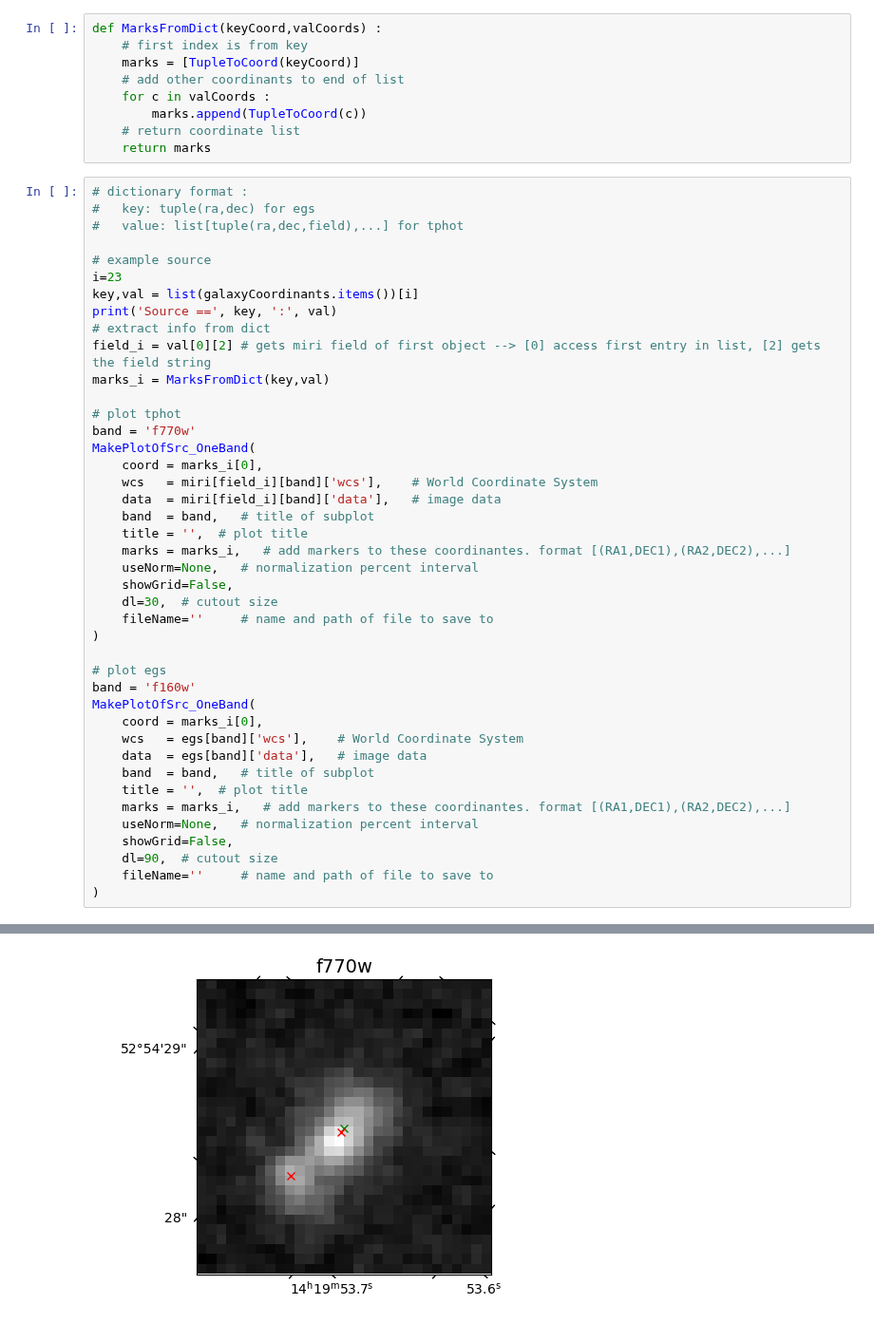
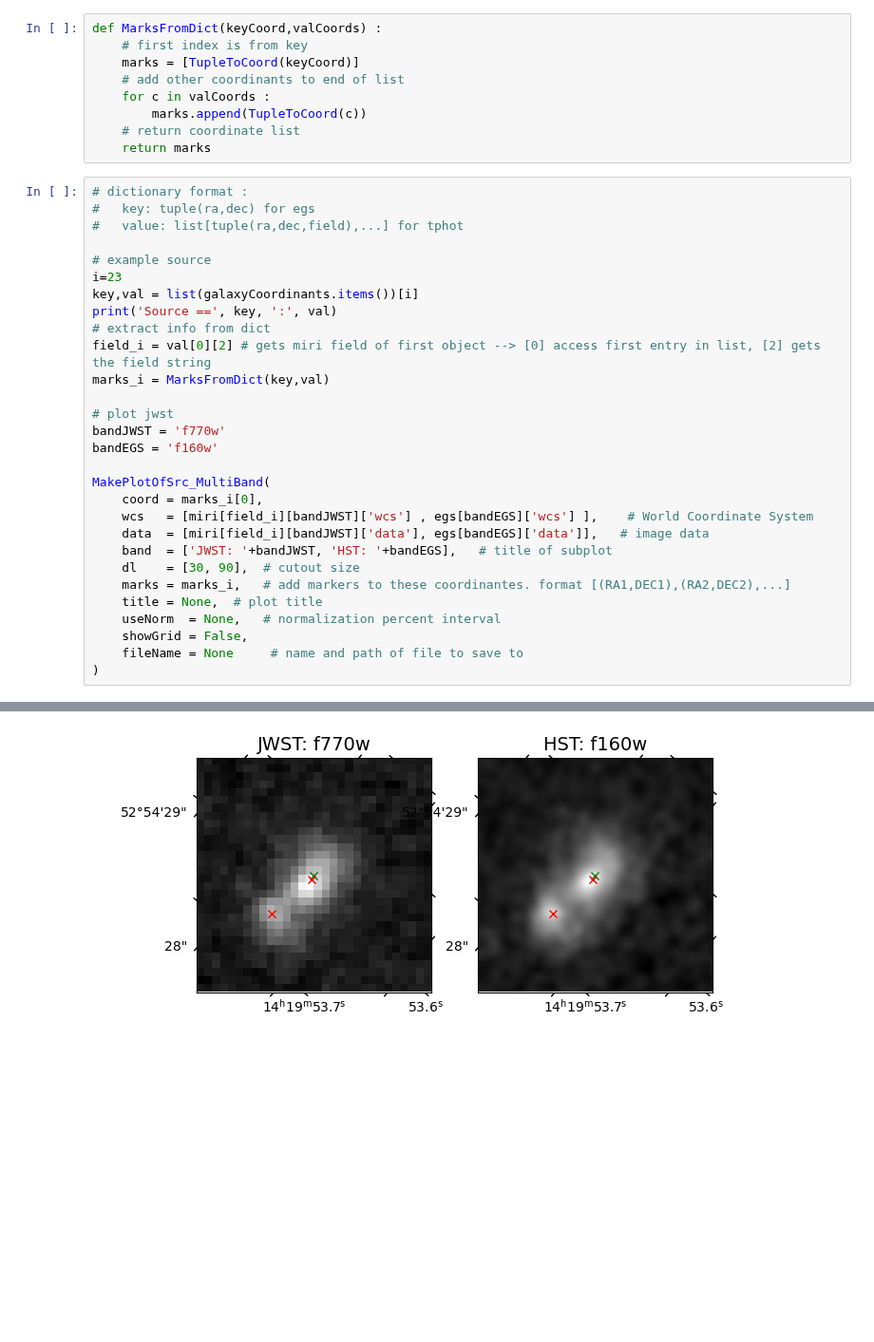
Before and after one commit to parallax-xallaraq/AGNerds, a Jupyter notebook: JWST_AGN_proj2/ImgCuts_duplicates_tphot-egs.ipynb, the cells around one changed output, grey strips where cells are left out. Shown at 95% size. Drawn from its saved outputs; the diff is of its cells as text; blank space fills up the shorter version.

Commit message:
make multiband plot for jwst and hst

```diff
--- a/JWST_AGN_proj2/ImgCuts_duplicates_tphot-egs.ipynb
+++ b/JWST_AGN_proj2/ImgCuts_duplicates_tphot-egs.ipynb
@@ -220,45 +283,32 @@ def MarksFromDict(keyCoord,valCoords) :
 # %%
 # dictionary format :
 #   key: tuple(ra,dec) for egs
 #   value: list[tuple(ra,dec,field),...] for tphot
 
 # example source
 i=23
 key,val = list(galaxyCoordinants.items())[i]
 print('Source ==', key, ':', val)
 # extract info from dict
 field_i = val[0][2] # gets miri field of first object --> [0] access first entry in list, [2] gets the field string
 marks_i = MarksFromDict(key,val)
 
-# plot tphot
-band = 'f770w'
-MakePlotOfSrc_OneBand(
+# plot jwst
+bandJWST = 'f770w'
+bandEGS = 'f160w'
+
+MakePlotOfSrc_MultiBand(
     coord = marks_i[0],
-    wcs   = miri[field_i][band]['wcs'],    # World Coordinate System
-    data  = miri[field_i][band]['data'],   # image data
-    band  = band,   # title of subplot
-    title = '',  # plot title
+    wcs   = [miri[field_i][bandJWST]['wcs'] , egs[bandEGS]['wcs'] ],    # World Coordinate System
+    data  = [miri[field_i][bandJWST]['data'], egs[bandEGS]['data']],   # image data
+    band  = ['JWST: '+bandJWST, 'HST: '+bandEGS],   # title of subplot
+    dl    = [30, 90],  # cutout size
     marks = marks_i,   # add markers to these coordinantes. format [(RA1,DEC1),(RA2,DEC2),...]
-    useNorm=None,   # normalization percent interval
-    showGrid=False,
-    dl=30,  # cutout size
-    fileName=''     # name and path of file to save to
+    title = None,  # plot title
+    useNorm  = None,   # normalization percent interval
+    showGrid = False,
+    fileName = None     # name and path of file to save to
 )
-
-# plot egs
-band = 'f160w'
-MakePlotOfSrc_OneBand(
-    coord = marks_i[0],
-    wcs   = egs[band]['wcs'],    # World Coordinate System
-    data  = egs[band]['data'],   # image data
-    band  = band,   # title of subplot
-    title = '',  # plot title
-    marks = marks_i,   # add markers to these coordinantes. format [(RA1,DEC1),(RA2,DEC2),...]
-    useNorm=None,   # normalization percent interval
-    showGrid=False,
-    dl=90,  # cutout size
-    fileName=''     # name and path of file to save to
-)
 # %% [output]
 Source == (214.973248, 52.90764) : [(214.973269, 52.907639, 'miri3'), (214.973546, 52.907664, 'miri3')]
-[figure, old version]
+[figure, new version]
```
Also changed, not shown: parts of 5 cells of this notebook.
